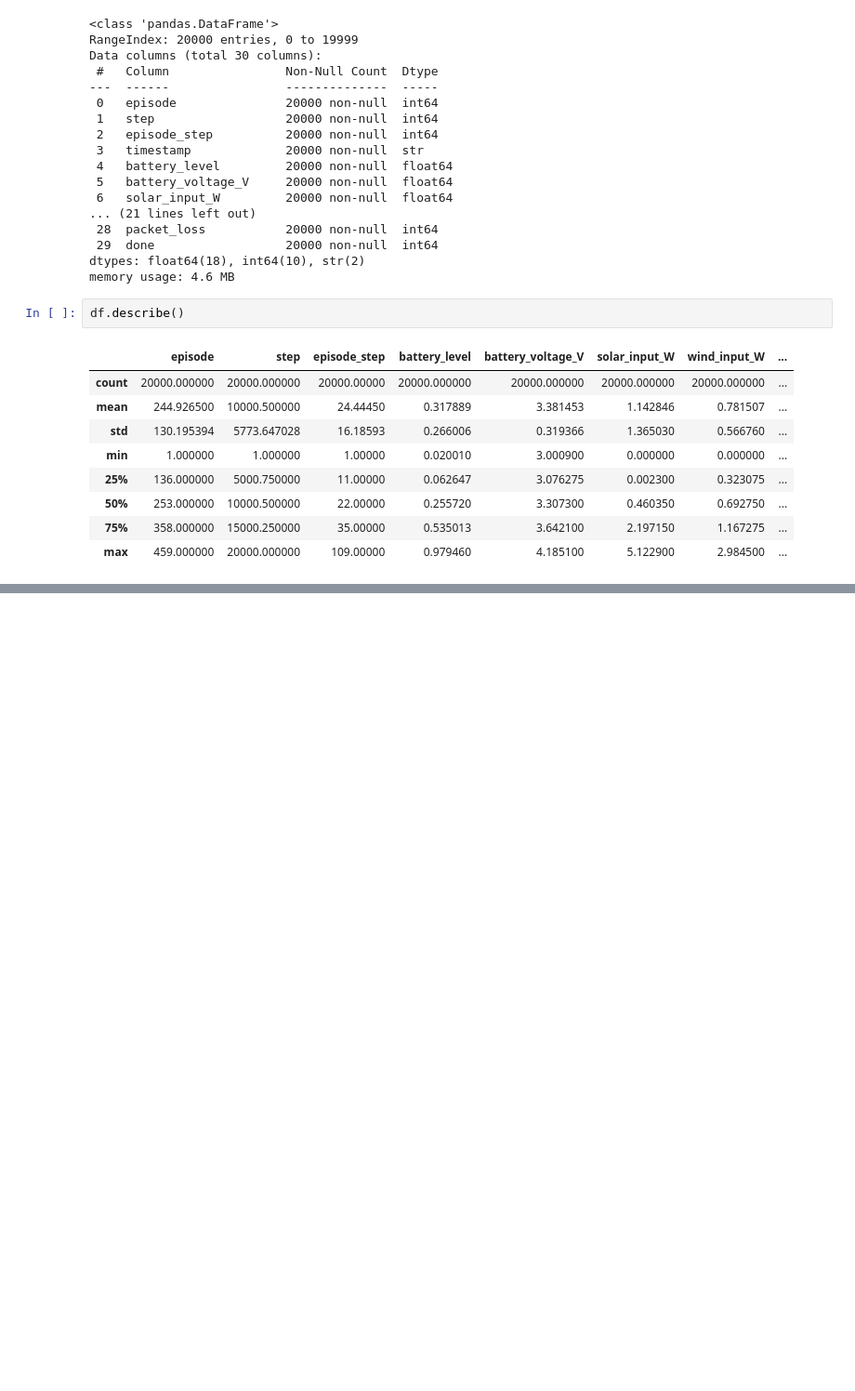
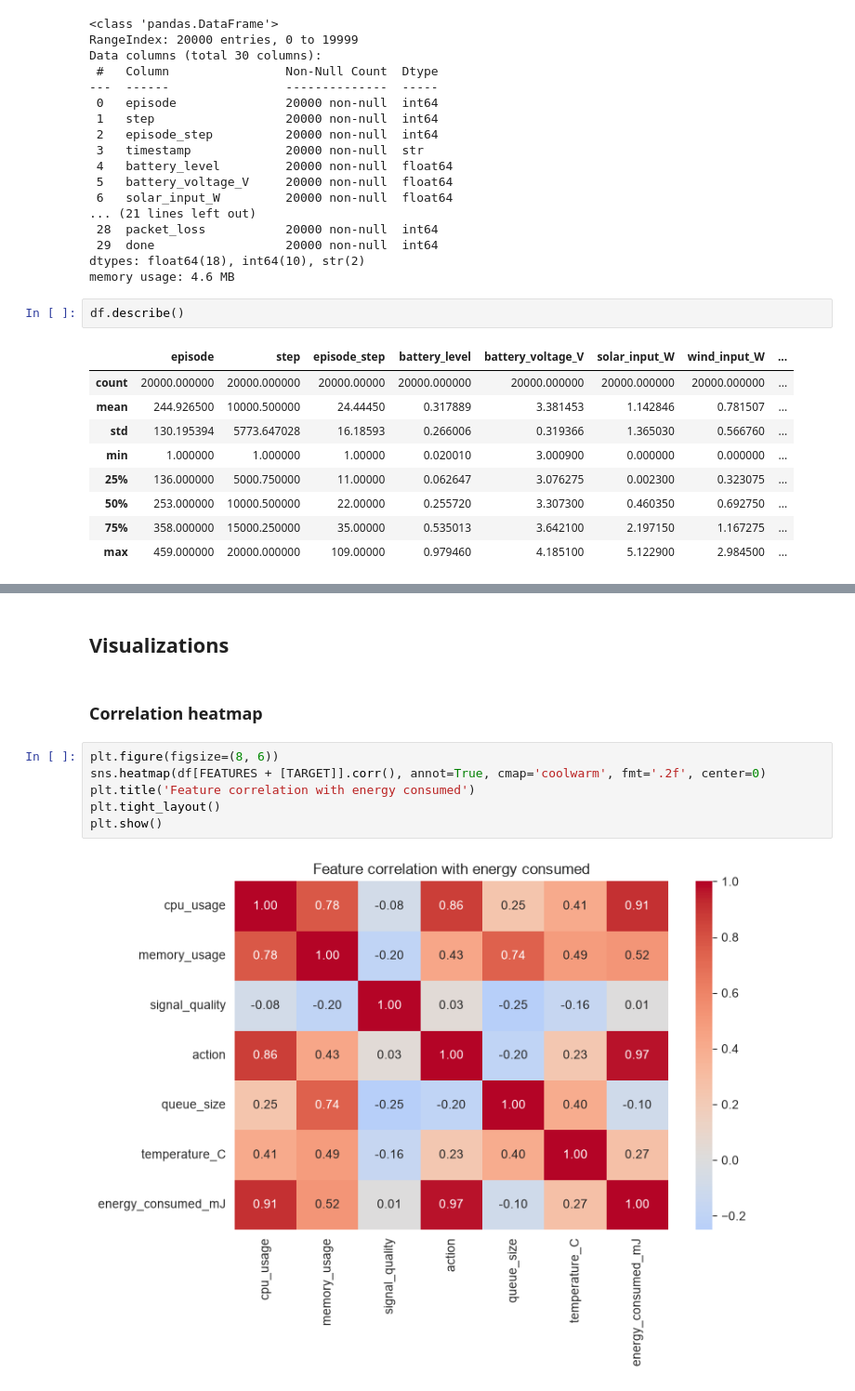
Before and after one commit to Akinloye3264/Regression-Analysis-Mobile-Application, a Jupyter notebook: summative/linear_regression/multivariate.ipynb, the cells around one changed output, grey strips where cells are left out. Shown at 93% size. Cells and saved outputs as stored; diff of their text form; blank space fills up the shorter version.

```diff
--- a/summative/linear_regression/multivariate.ipynb
+++ b/summative/linear_regression/multivariate.ipynb
@@ -356,0 +104,12 @@ come from richer features (e.g. battery state, radio conditions) rather than mor
+# %% [markdown]
+## Visualizations
+# %% [markdown]
+### Correlation heatmap
+# %%
+plt.figure(figsize=(8, 6))
+sns.heatmap(df[FEATURES + [TARGET]].corr(), annot=True, cmap='coolwarm', fmt='.2f', center=0)
+plt.title('Feature correlation with energy consumed')
+plt.tight_layout()
+plt.show()
+# %% [output]
+[figure, added]
```
Also changed, not shown: parts of 66 cells of this notebook, 4 other files.
